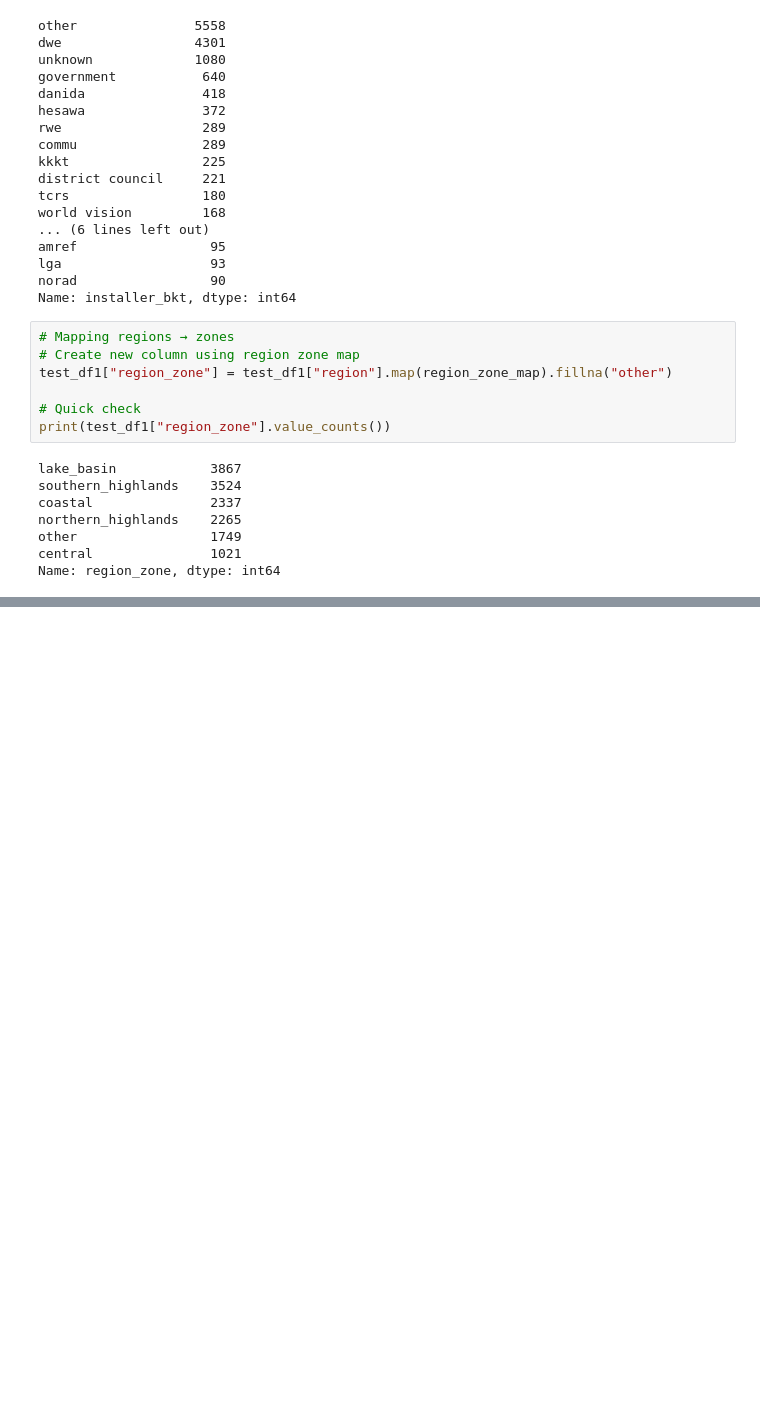
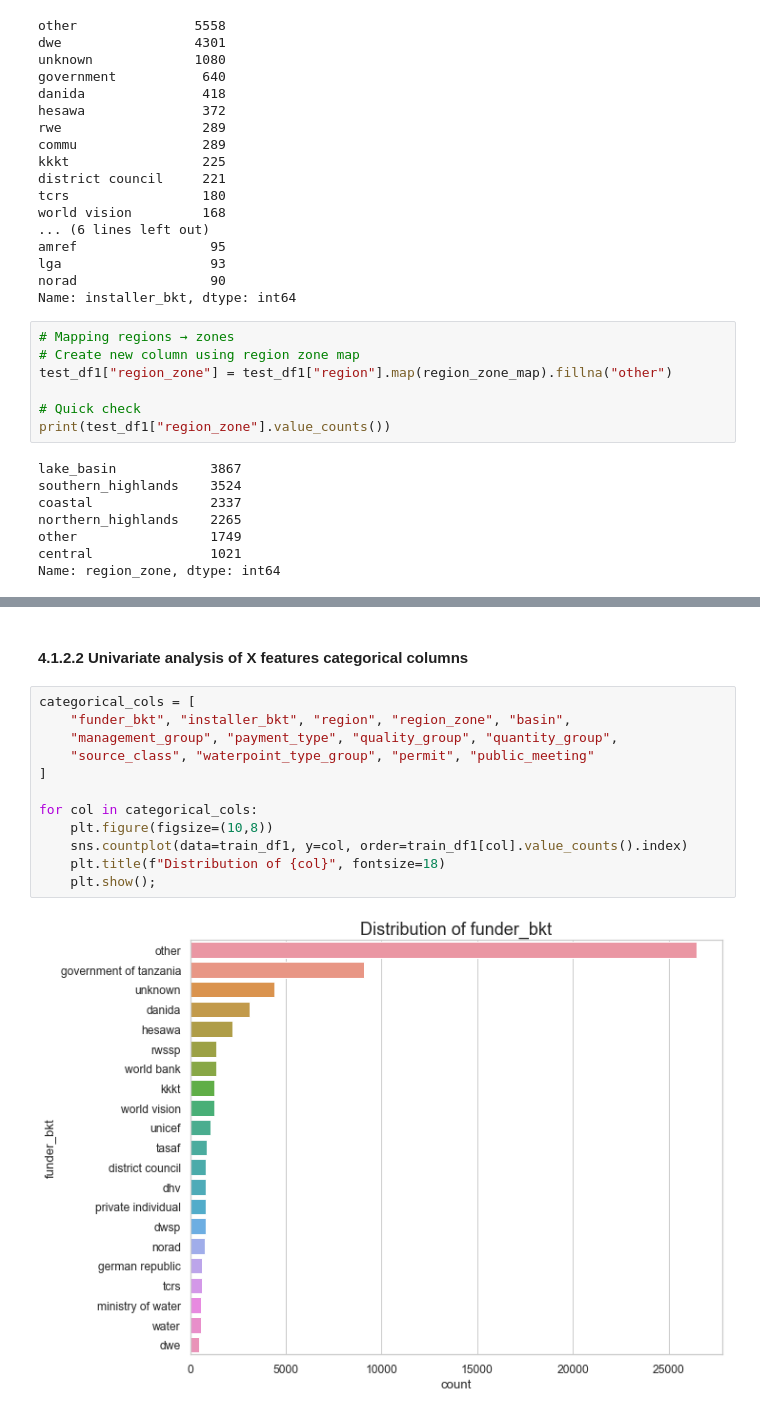
Before and after one commit to HuldahCR/Tanzanian_Water_Well_Risk_Model, a Jupyter notebook: notebooks/Tanzanian_Water_Well_Modeling.ipynb, the cells around one changed output, grey strips where cells are left out. Saved outputs shown, nothing was run; the diff lists cells and outputs as text; blank space fills up the shorter version.

```diff
--- a/notebooks/Tanzanian_Water_Well_Modeling.ipynb
+++ b/notebooks/Tanzanian_Water_Well_Modeling.ipynb
@@ -1573,0 +1679,16 @@ Name: region_zone, dtype: int64
+# %% [markdown]
+#### 4.1.2.2 Univariate analysis of X features categorical columns
+# %%
+categorical_cols = [
+    "funder_bkt", "installer_bkt", "region", "region_zone", "basin",
+    "management_group", "payment_type", "quality_group", "quantity_group",
+    "source_class", "waterpoint_type_group", "permit", "public_meeting"
+]
+
+for col in categorical_cols:
+    plt.figure(figsize=(10,8))
+    sns.countplot(data=train_df1, y=col, order=train_df1[col].value_counts().index)
+    plt.title(f"Distribution of {col}", fontsize=18)
+    plt.show();
+# %% [output]
+[figure, added]
```
Also changed, not shown: parts of 21 cells of this notebook.
